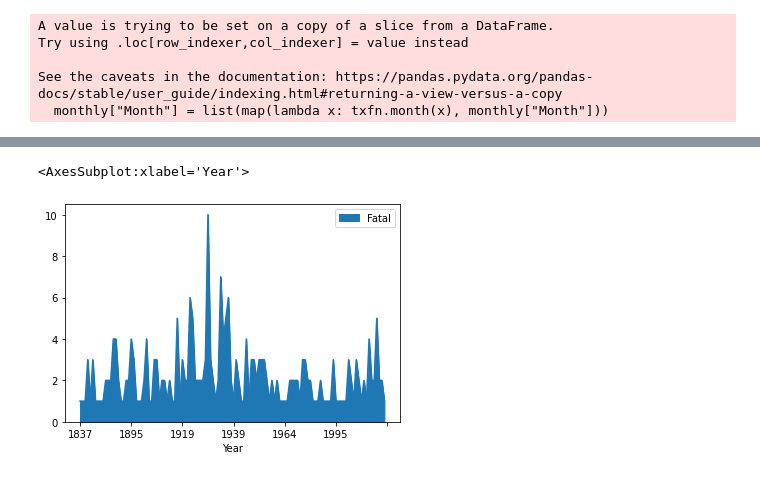
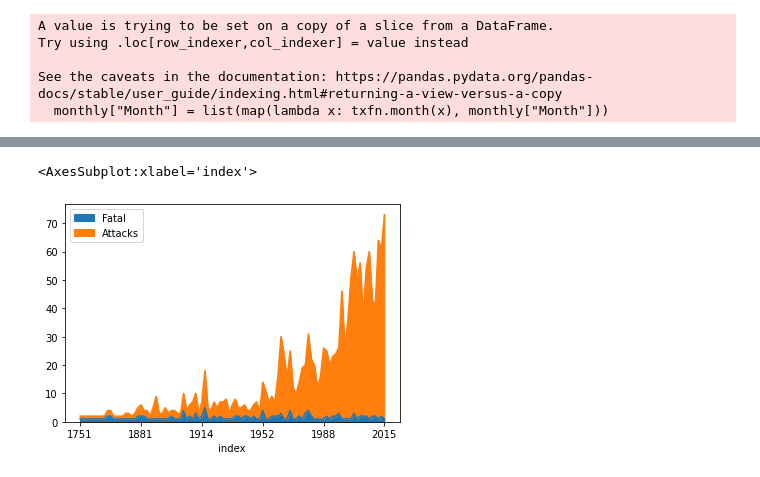
Before and after one commit to grundius1/data-cleaning-pandas, a Jupyter notebook: Data-analisys.ipynb, the cells around one changed output, grey strips where cells are left out. Cells and saved outputs as stored; diff of their text form; code cells hidden in the pictures.

```diff
--- a/Data-analisys.ipynb
+++ b/Data-analisys.ipynb
@@ -229,2 +231,5 @@ EEUU = EEUU[(EEUU["Fatal"] == "Y")]
+# %%
+EEUU2 = EEUU2.groupby(["Year"]).agg({"Fatal": "count"})
+EEUU2.rename(columns = {"Fatal": "Attacks"}, inplace = True)
 # %%
 plot2 = EEUU.groupby(["Year"]).agg({"Fatal": "count"})
@@ -234,0 +236,2 @@ plot2.plot.area()
+# %%
+plot2 = pd.concat([plot2, EEUU2], axis=1)
@@ -234,0 +247,4 @@ plot2.plot.area()
+# %%
+plot2 = plot2.dropna()
+# %%
+plot2 = plot2.reset_index()
@@ -235,3 +260,8 @@ plot2.plot.area()
+# %%
+plot2.plot.area(x= "index")
+# %% [output]
+<AxesSubplot:xlabel='index'>
+[figure, added]
 # %%
 Australia = monthly[monthly.Country == "AUSTRALIA"]
 # %%
@@ -239,6 +274,2 @@ Australia = Australia[(Australia["Fatal"] == "Y")]
 # %%
-plot3 = Australia.groupby("Year").agg({"Fatal": "count"})
-plot3.plot.area()
+plot3 = Australia.groupby(["Year"]).agg({"Fatal": "count"})
-# %% [output]
-<AxesSubplot:xlabel='Year'>
-[figure, removed]
```
Also changed, not shown: parts of 11 cells of this notebook.
